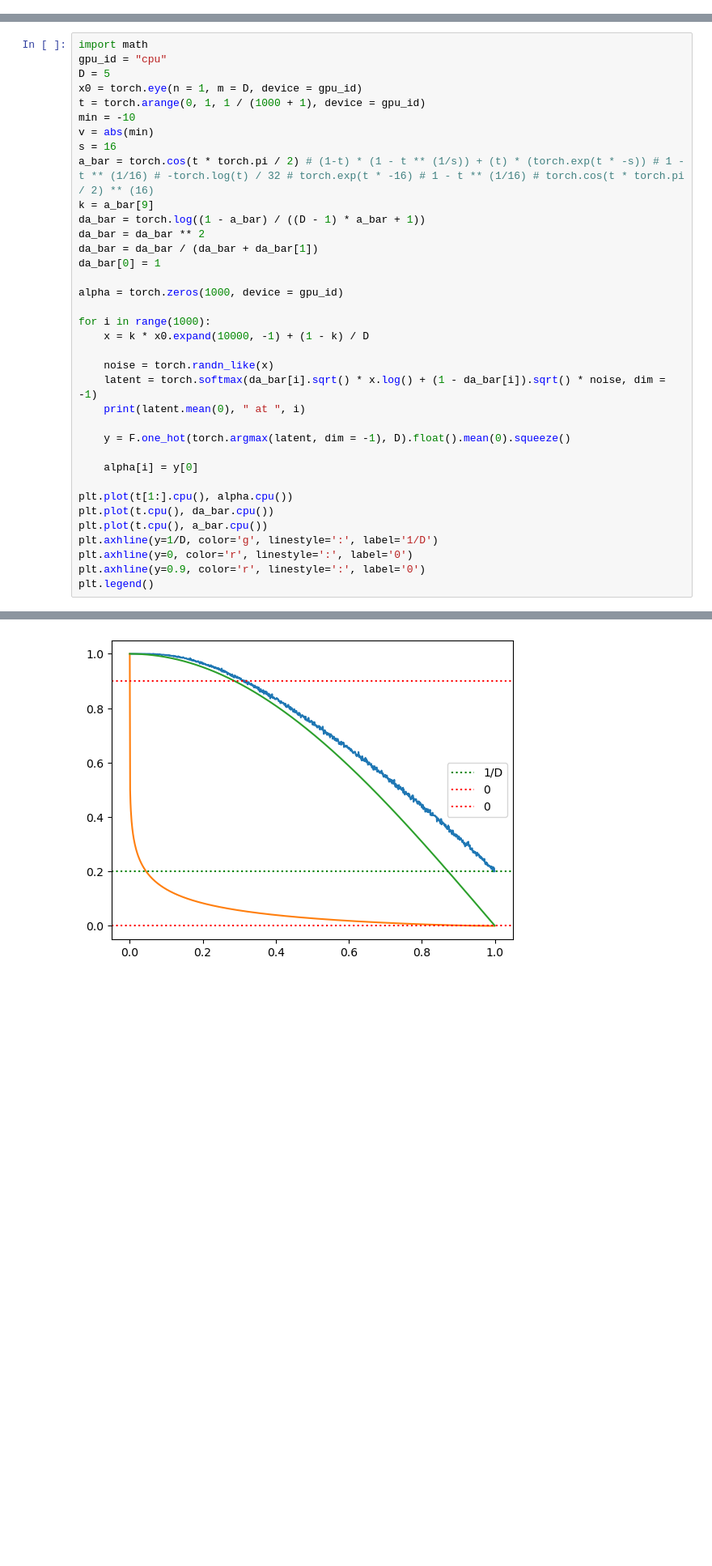
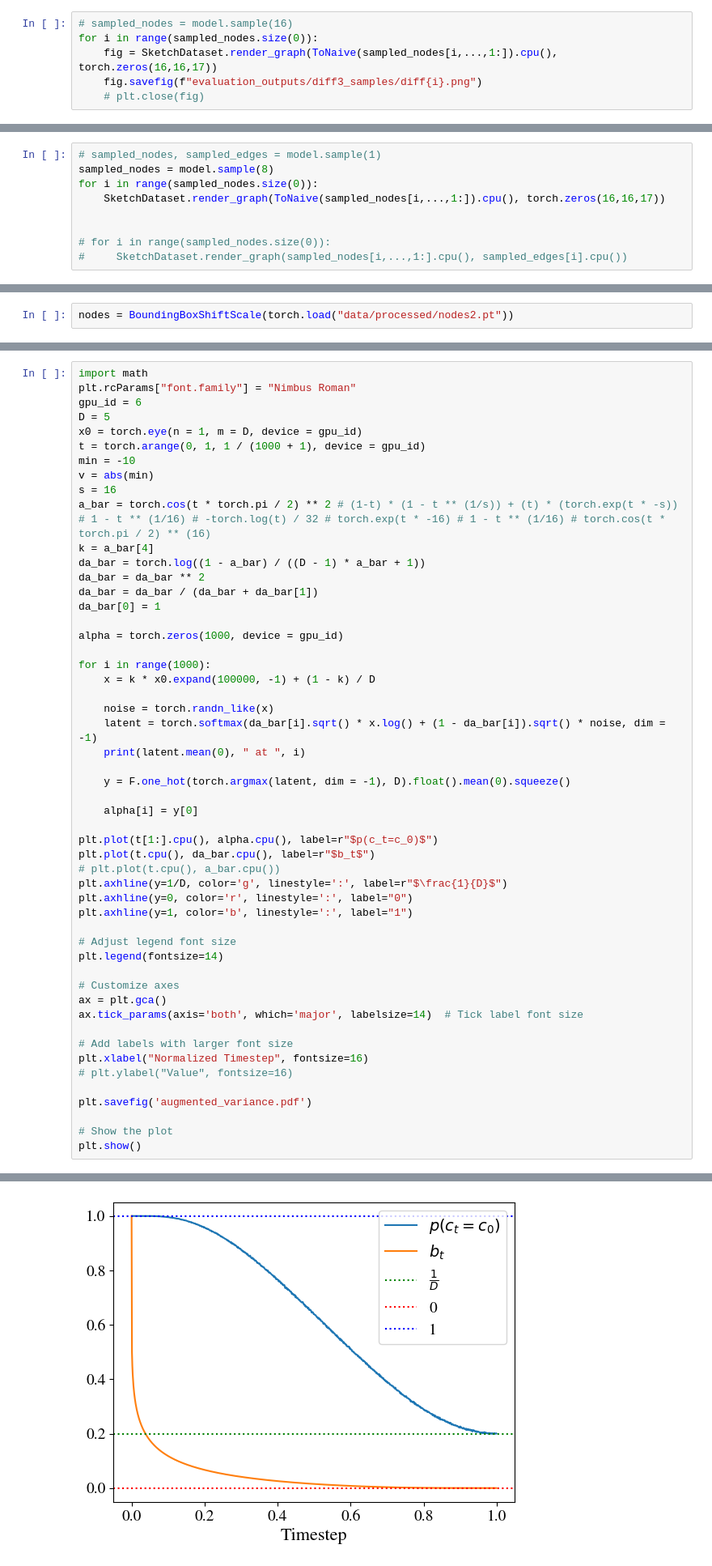
Before and after one commit to Sathware/SketchDNN, a Jupyter notebook: test.ipynb, the cells around one changed output, grey strips where cells are left out. Shown at 81% size. Drawn from its saved outputs; the diff is of its cells as text; blank space fills up the shorter version.

```diff
--- a/test.ipynb
+++ b/test.ipynb
@@ -61,0 +66,6 @@ plt.show()
+# %%
+# sampled_nodes = model.sample(16)
+for i in range(sampled_nodes.size(0)):
+    fig = SketchDataset.render_graph(ToNaive(sampled_nodes[i,...,1:]).cpu(), torch.zeros(16,16,17))
+    fig.savefig(f"evaluation_outputs/diff3_samples/diff{i}.png")
+    # plt.close(fig)
@@ -61,0 +110,9 @@ plt.show()
+# %%
+# sampled_nodes, sampled_edges = model.sample(1)
+sampled_nodes = model.sample(8)
+for i in range(sampled_nodes.size(0)):
+    SketchDataset.render_graph(ToNaive(sampled_nodes[i,...,1:]).cpu(), torch.zeros(16,16,17))
+
+
+# for i in range(sampled_nodes.size(0)):
+#     SketchDataset.render_graph(sampled_nodes[i,...,1:].cpu(), sampled_edges[i].cpu())
@@ -70,0 +209,2 @@ torch.Size([1426021, 16, 20])
+# %%
+nodes = BoundingBoxShiftScale(torch.load("data/processed/nodes2.pt"))
@@ -373,14 +557,15 @@ tensor([[ 0.0000, -6.2066, -6.2066, -6.2066, -6.2066]])
 # %%
 import math
-gpu_id = "cpu"
+plt.rcParams["font.family"] = "Nimbus Roman"
+gpu_id = 6
 D = 5
 x0 = torch.eye(n = 1, m = D, device = gpu_id)
 t = torch.arange(0, 1, 1 / (1000 + 1), device = gpu_id)
 min = -10
 v = abs(min)
 s = 16
-a_bar = torch.cos(t * torch.pi / 2) # (1-t) * (1 - t ** (1/s)) + (t) * (torch.exp(t * -s)) # 1 - t ** (1/16) # -torch.log(t) / 32 # torch.exp(t * -16) # 1 - t ** (1/16) # torch.cos(t * torch.pi / 2) ** (16)
-k = a_bar[9]
+a_bar = torch.cos(t * torch.pi / 2) ** 2 # (1-t) * (1 - t ** (1/s)) + (t) * (torch.exp(t * -s)) # 1 - t ** (1/16) # -torch.log(t) / 32 # torch.exp(t * -16) # 1 - t ** (1/16) # torch.cos(t * torch.pi / 2) ** (16)
+k = a_bar[4]
 da_bar = torch.log((1 - a_bar) / ((D - 1) * a_bar + 1))
 da_bar = da_bar ** 2
 da_bar = da_bar / (da_bar + da_bar[1])
@@ -389,7 +574,7 @@ da_bar[0] = 1
 alpha = torch.zeros(1000, device = gpu_id)
 
 for i in range(1000):
-    x = k * x0.expand(10000, -1) + (1 - k) / D
+    x = k * x0.expand(100000, -1) + (1 - k) / D
 
     noise = torch.randn_like(x)
     latent = torch.softmax(da_bar[i].sqrt() * x.log() + (1 - da_bar[i]).sqrt() * noise, dim = -1)
@@ -399,11 +584,26 @@ for i in range(1000):
 
     alpha[i] = y[0]
 
-plt.plot(t[1:].cpu(), alpha.cpu())
-plt.plot(t.cpu(), da_bar.cpu())
-plt.plot(t.cpu(), a_bar.cpu())
-plt.axhline(y=1/D, color='g', linestyle=':', label='1/D')
-plt.axhline(y=0, color='r', linestyle=':', label='0')
-plt.axhline(y=0.9, color='r', linestyle=':', label='0')
-plt.legend()
+plt.plot(t[1:].cpu(), alpha.cpu(), label=r"$p(c_t=c_0)$")
+plt.plot(t.cpu(), da_bar.cpu(), label=r"$b_t$")
+# plt.plot(t.cpu(), a_bar.cpu())
+plt.axhline(y=1/D, color='g', linestyle=':', label=r"$\frac{1}{D}$")
+plt.axhline(y=0, color='r', linestyle=':', label="0")
+plt.axhline(y=1, color='b', linestyle=':', label="1")
+
+# Adjust legend font size
+plt.legend(fontsize=14)
+
+# Customize axes
+ax = plt.gca()
+ax.tick_params(axis='both', which='major', labelsize=14)  # Tick label font size
+
+# Add labels with larger font size
+plt.xlabel("Normalized Timestep", fontsize=16)
+# plt.ylabel("Value", fontsize=16)
+
+plt.savefig('augmented_variance.pdf')
+
+# Show the plot
+plt.show()
 # %% [output]
@@ -428 +627 @@ tensor([0.1999, 0.2004, 0.2025, 0.1992, 0.1980])  at  999
-[figure, old version]
+[figure, new version]
```
Also changed, not shown: parts of 13 cells of this notebook, 15 other files.
